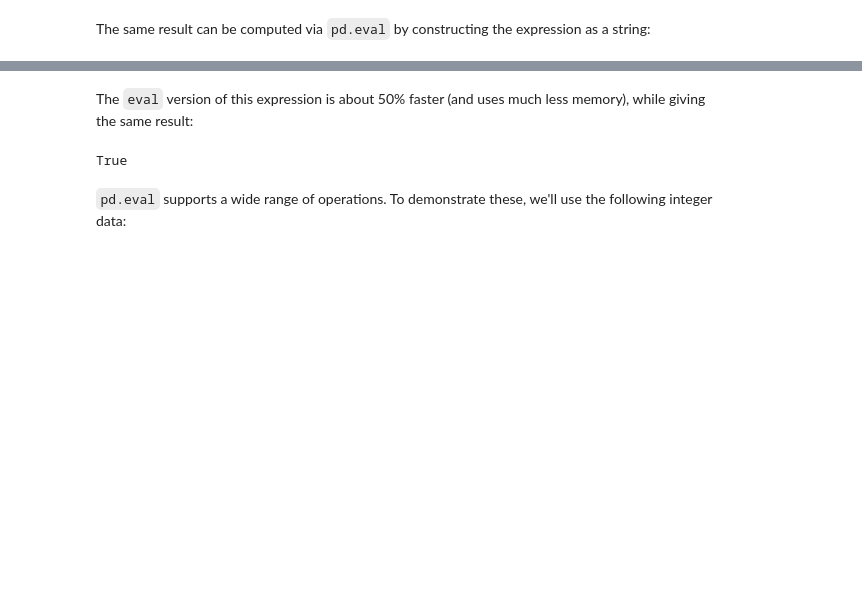
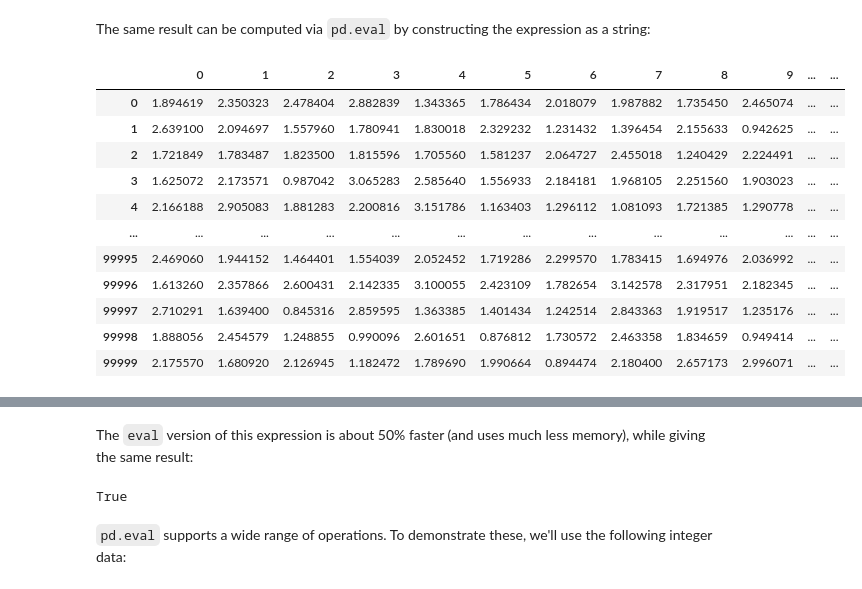
Before and after one commit to StasyChernyshov/Python-Data-Science-HandBook, a Jupyter notebook: 03_12_Performance_Eval_and_Query.ipynb, the cells around one changed output, grey strips where cells are left out. Cells and saved outputs as stored; diff of their text form; code cells hidden in the pictures; blank space fills up the shorter version.

Commit message:
Eval and Query

```diff
--- a/03_12_Performance_Eval_and_Query.ipynb
+++ b/03_12_Performance_Eval_and_Query.ipynb
@@ -68,5 +67,17 @@ To compute the sum of all four ``DataFrame``s using the typical Pandas approach,
 # %% [markdown]
 The same result can be computed via ``pd.eval`` by constructing the expression as a string:
 # %%
-%timeit pd.eval('df1 + df2 + df3 + df4')
+pd.eval('df1 + df2 + df3 + df4')
 # %% [output]
+|  | 0 | 1 | 2 | 3 | 4 | 5 | 6 | 7 | 8 | 9 | ... | ... |
+| 0 | 1.894619 | 2.350323 | 2.478404 | 2.882839 | 1.343365 | 1.786434 | 2.018079 | 1.987882 | 1.735450 | 2.465074 | ... | ... |
+| 1 | 2.639100 | 2.094697 | 1.557960 | 1.780941 | 1.830018 | 2.329232 | 1.231432 | 1.396454 | 2.155633 | 0.942625 | ... | ... |
+| 2 | 1.721849 | 1.783487 | 1.823500 | 1.815596 | 1.705560 | 1.581237 | 2.064727 | 2.455018 | 1.240429 | 2.224491 | ... | ... |
+| 3 | 1.625072 | 2.173571 | 0.987042 | 3.065283 | 2.585640 | 1.556933 | 2.184181 | 1.968105 | 2.251560 | 1.903023 | ... | ... |
+| 4 | 2.166188 | 2.905083 | 1.881283 | 2.200816 | 3.151786 | 1.163403 | 1.296112 | 1.081093 | 1.721385 | 1.290778 | ... | ... |
+| ... | ... | ... | ... | ... | ... | ... | ... | ... | ... | ... | ... | ... |
+| 99995 | 2.469060 | 1.944152 | 1.464401 | 1.554039 | 2.052452 | 1.719286 | 2.299570 | 1.783415 | 1.694976 | 2.036992 | ... | ... |
+| 99996 | 1.613260 | 2.357866 | 2.600431 | 2.142335 | 3.100055 | 2.423109 | 1.782654 | 3.142578 | 2.317951 | 2.182345 | ... | ... |
+| 99997 | 2.710291 | 1.639400 | 0.845316 | 2.859595 | 1.363385 | 1.401434 | 1.242514 | 2.843363 | 1.919517 | 1.235176 | ... | ... |
+| 99998 | 1.888056 | 2.454579 | 1.248855 | 0.990096 | 2.601651 | 0.876812 | 1.730572 | 2.463358 | 1.834659 | 0.949414 | ... | ... |
+| 99999 | 2.175570 | 1.680920 | 2.126945 | 1.182472 | 1.789690 | 1.990664 | 0.894474 | 2.180400 | 2.657173 | 2.996071 | ... | ... |
```
Also changed, not shown: parts of 6 cells of this notebook.
